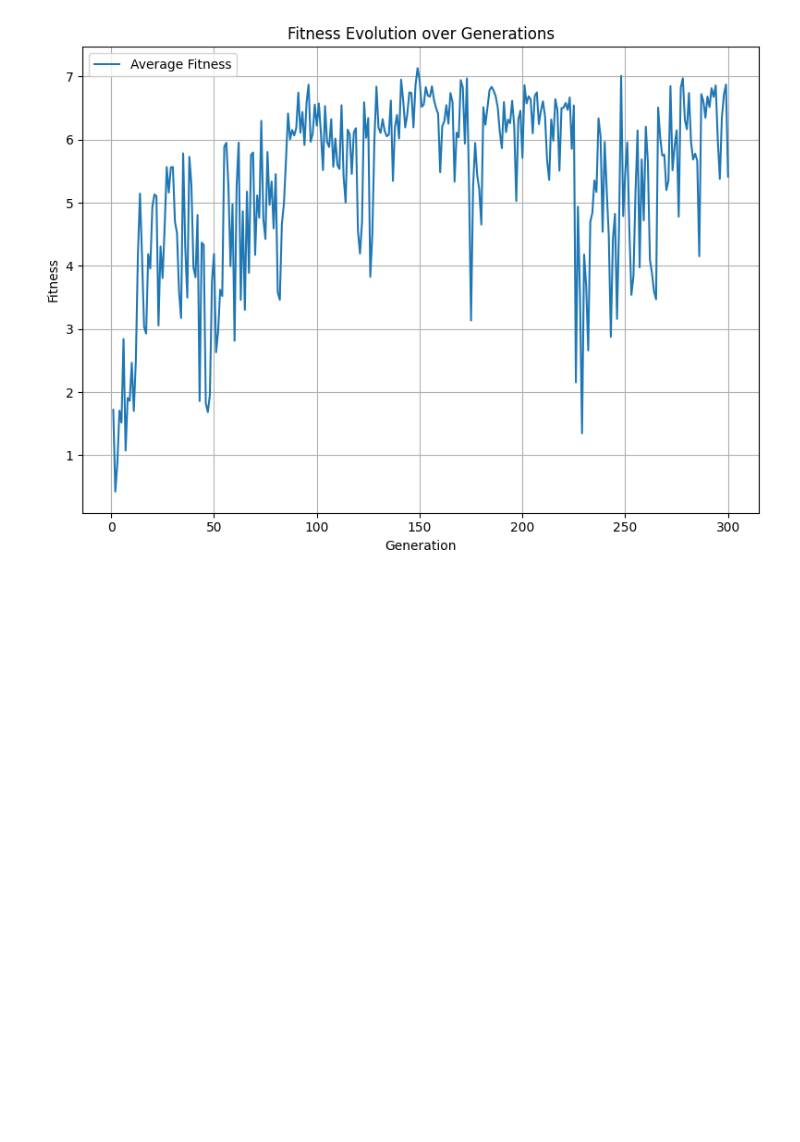
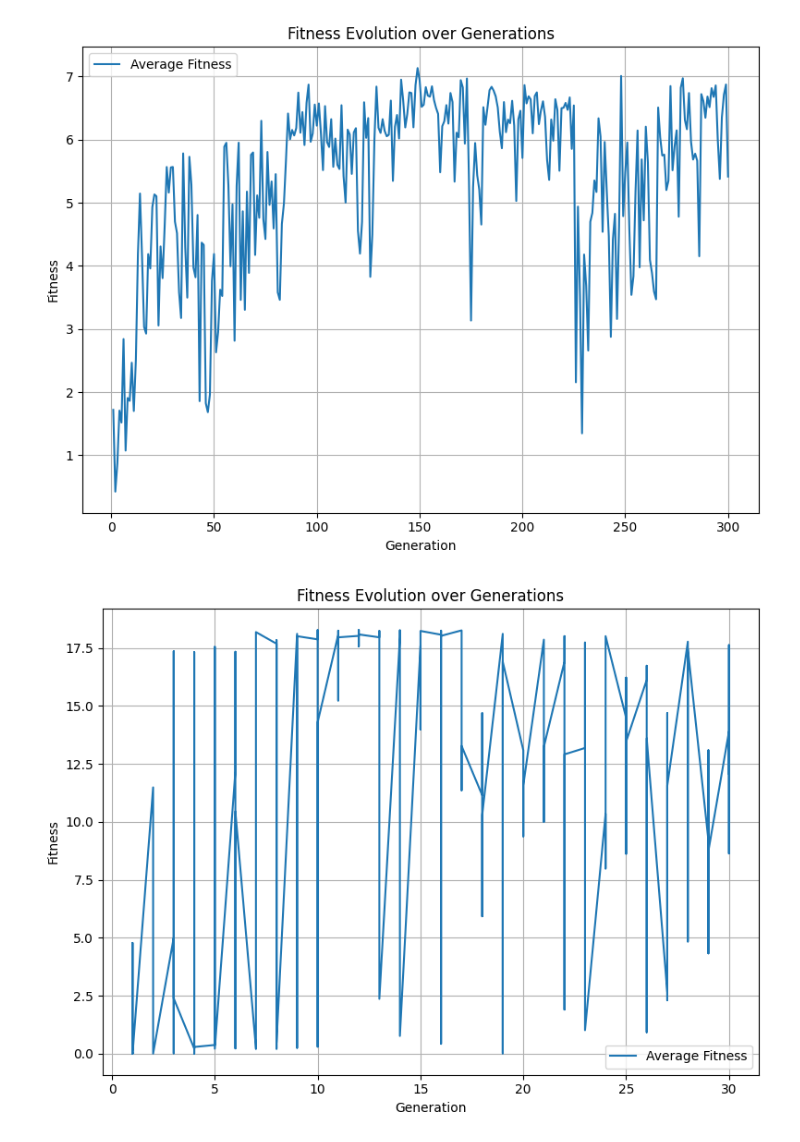
Before and after one commit to djcmendes/IAR2025, a Jupyter notebook: Results.ipynb, the cells around one changed output. Drawn from its saved outputs; the diff is of its cells as text; code cells hidden in the pictures; blank space fills up the shorter version.

Commit message:
Fitness ANN (nao ta bom)

```diff
--- a/Results.ipynb
+++ b/Results.ipynb
@@ -21,3 +21,19 @@ plt.tight_layout()
 plt.show()
 # %% [output]
 [figure]
+# %%
+# Carrega o CSV gerado pelo script
+df = pd.read_csv('./thymio/controllers/p1_phase2_controller_ann_simple/fitness_history_ann_simples.csv')
+
+# Cria o gráfico da média de fitness
+plt.figure(figsize=(8, 6))
+plt.plot(df['Generation'], df['Fitness'], label='Average Fitness')  # sem marker
+plt.xlabel('Generation')
+plt.ylabel('Fitness')
+plt.title('Fitness Evolution over Generations')
+plt.legend()
+plt.grid(True)
+plt.tight_layout()
+plt.show()
+# %% [output]
+[figure, added]
```
Also changed, not shown: parts of 2 cells of this notebook, 3 other files.
